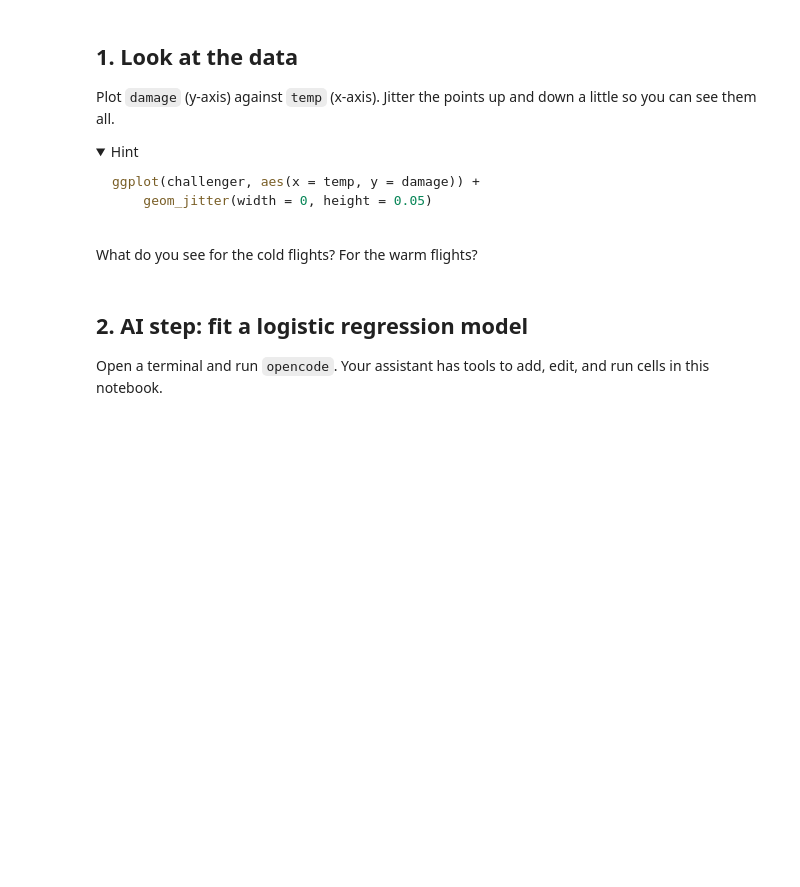
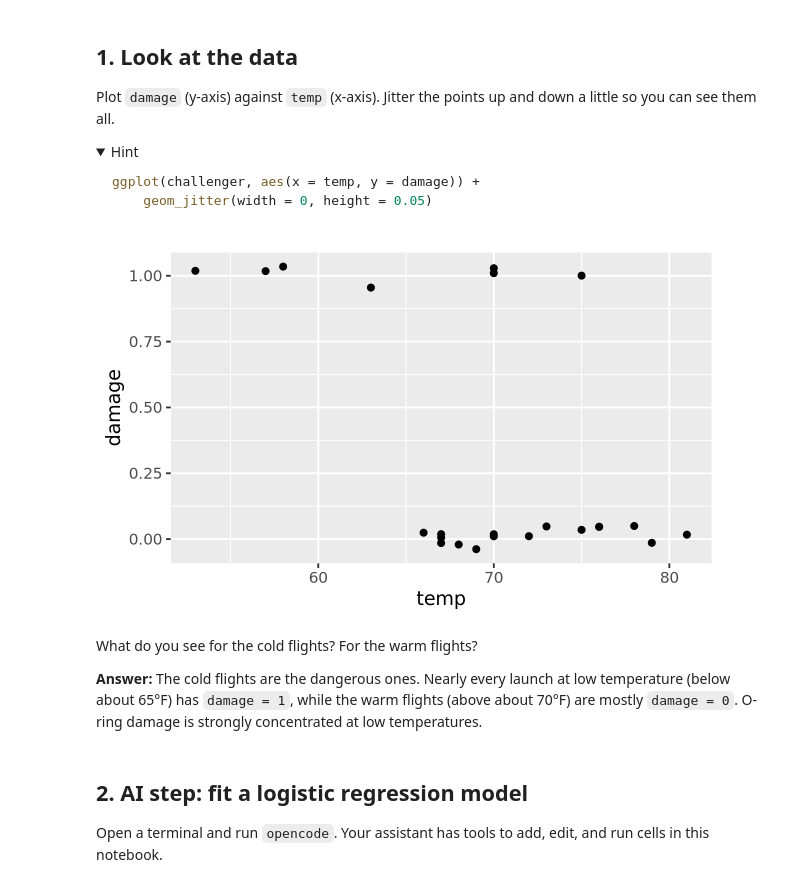
Before and after one commit to Renee0828/codespace, a Jupyter notebook: exercises/11-challenger-exercise.ipynb, the cells around one changed output. Saved outputs shown, nothing was run; the diff lists cells and outputs as text; code cells hidden in the pictures; folded sections open; blank space fills up the shorter version.

Commit message:
complete exercises/11-challenger-exercise.ipynb

````diff
--- a/exercises/11-challenger-exercise.ipynb
+++ b/exercises/11-challenger-exercise.ipynb
@@ -52,8 +73,15 @@ ggplot(challenger, aes(x = temp, y = damage)) +
 ```
 
 </details>
+# %%
+ggplot(challenger, aes(x = temp, y = damage)) +
+    geom_jitter(width = 0, height = 0.05)
+# %% [output]
+[figure, added]
 # %% [markdown]
 What do you see for the cold flights? For the warm flights?
+
+**Answer:** The cold flights are the dangerous ones. Nearly every launch at low temperature (below about 65°F) has `damage = 1`, while the warm flights (above about 70°F) are mostly `damage = 0`. O-ring damage is strongly concentrated at low temperatures.
 # %% [markdown]
 ## 2. AI step: fit a logistic regression model
 
````
Also changed, not shown: parts of 6 cells of this notebook.
